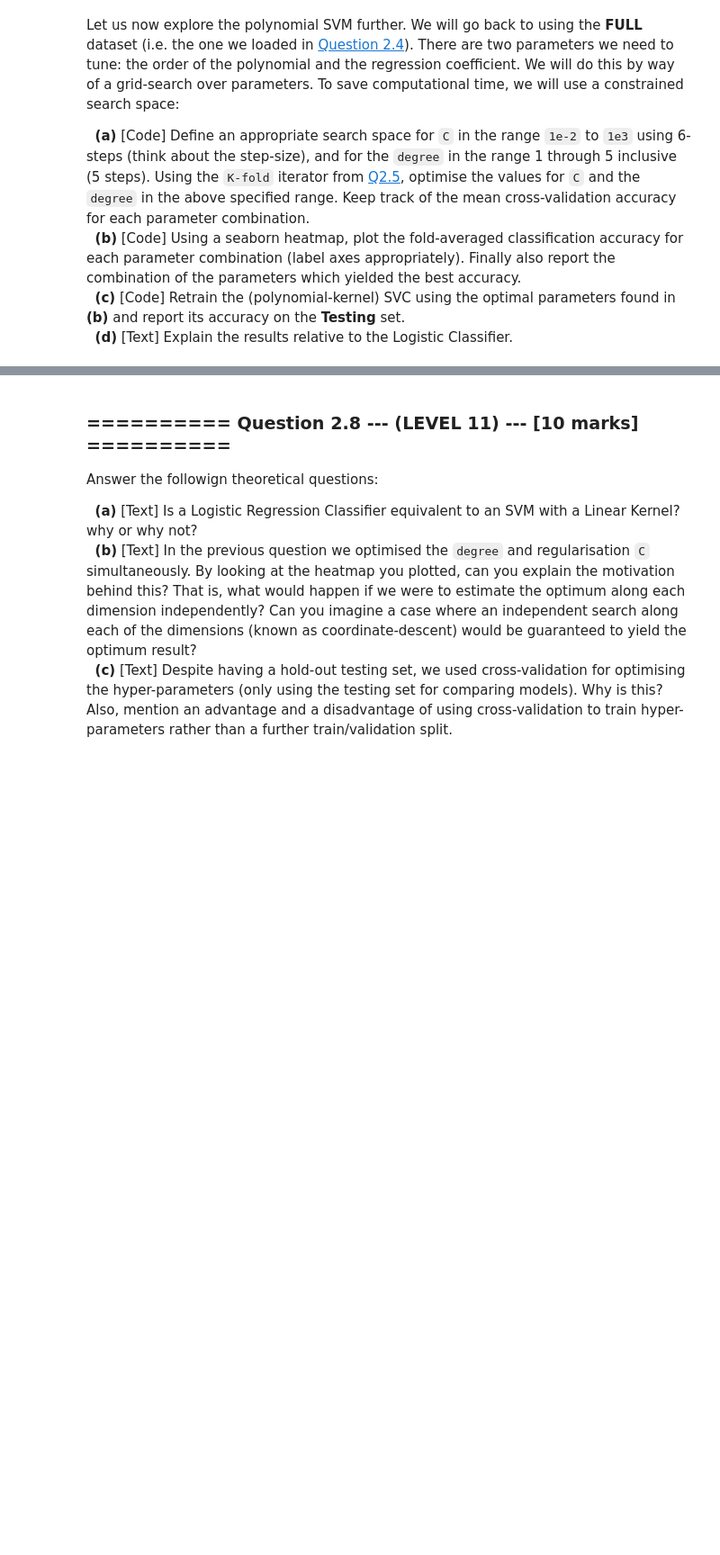
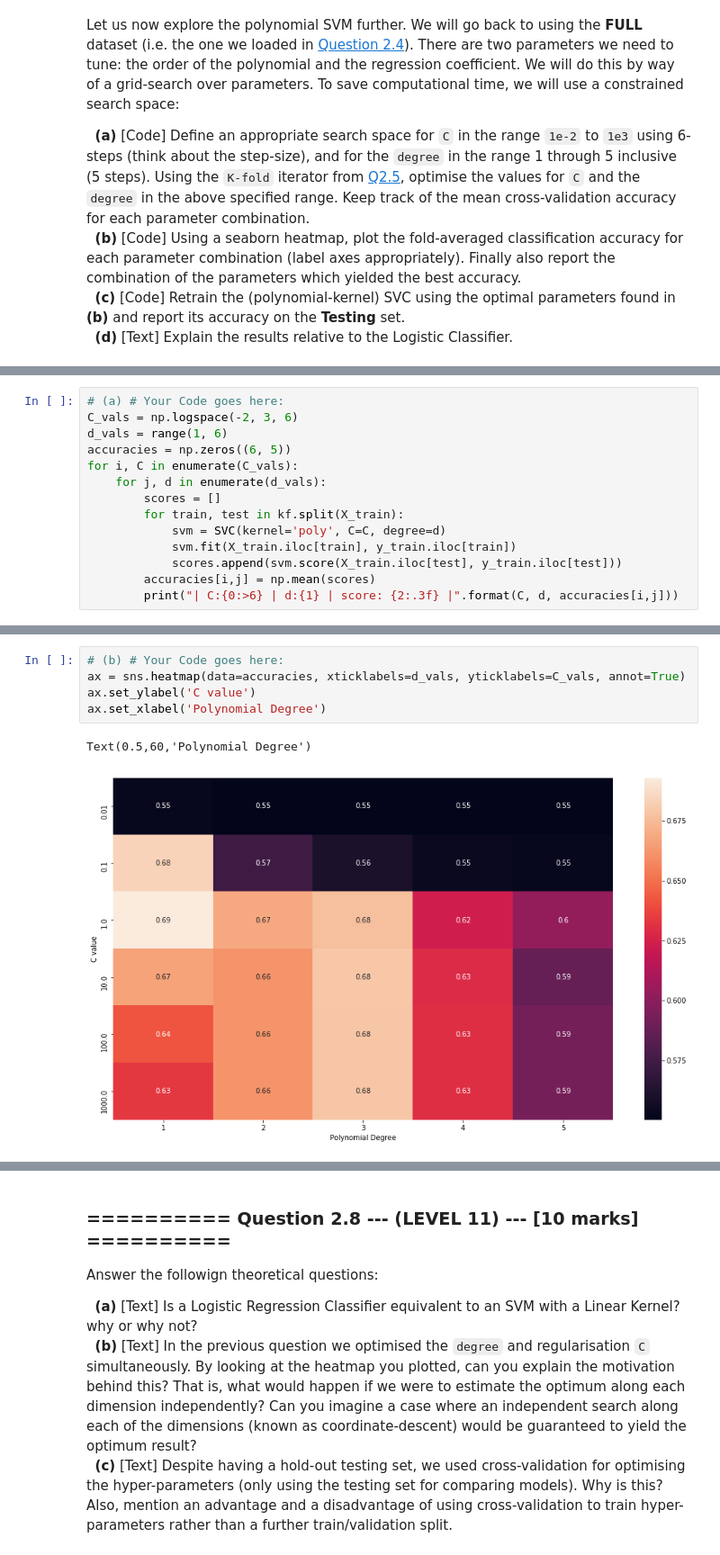
Before and after one commit to stuphys1729/IAML, a Jupyter notebook: Assignments/03_A_ObjectRecognition.ipynb, the cells around one changed output, grey strips where cells are left out. Shown: that part at 90% size. Saved outputs shown, nothing was run; the diff lists cells and outputs as text; blank space fills up the shorter version.

```diff
--- a/Assignments/03_A_ObjectRecognition.ipynb
+++ b/Assignments/03_A_ObjectRecognition.ipynb
@@ -453,0 +463,14 @@ Let us now explore the polynomial SVM further. We will go back to using the **FU
+# %%
+# (a) # Your Code goes here:
+C_vals = np.logspace(-2, 3, 6)
+d_vals = range(1, 6)
+accuracies = np.zeros((6, 5))
+for i, C in enumerate(C_vals):
+    for j, d in enumerate(d_vals):
+        scores = []
+        for train, test in kf.split(X_train):
+            svm = SVC(kernel='poly', C=C, degree=d)
+            svm.fit(X_train.iloc[train], y_train.iloc[train])
+            scores.append(svm.score(X_train.iloc[test], y_train.iloc[test]))
+        accuracies[i,j] = np.mean(scores)
+        print("| C:{0:>6} | d:{1} | score: {2:.3f} |".format(C, d, accuracies[i,j]))
@@ -453,0 +495,8 @@ Let us now explore the polynomial SVM further. We will go back to using the **FU
+# %%
+# (b) # Your Code goes here:
+ax = sns.heatmap(data=accuracies, xticklabels=d_vals, yticklabels=C_vals, annot=True)
+ax.set_ylabel('C value')
+ax.set_xlabel('Polynomial Degree')
+# %% [output]
+Text(0.5,60,'Polynomial Degree')
+[figure, added]
```
Also changed, not shown: parts of 7 cells of this notebook, 1 other file.
